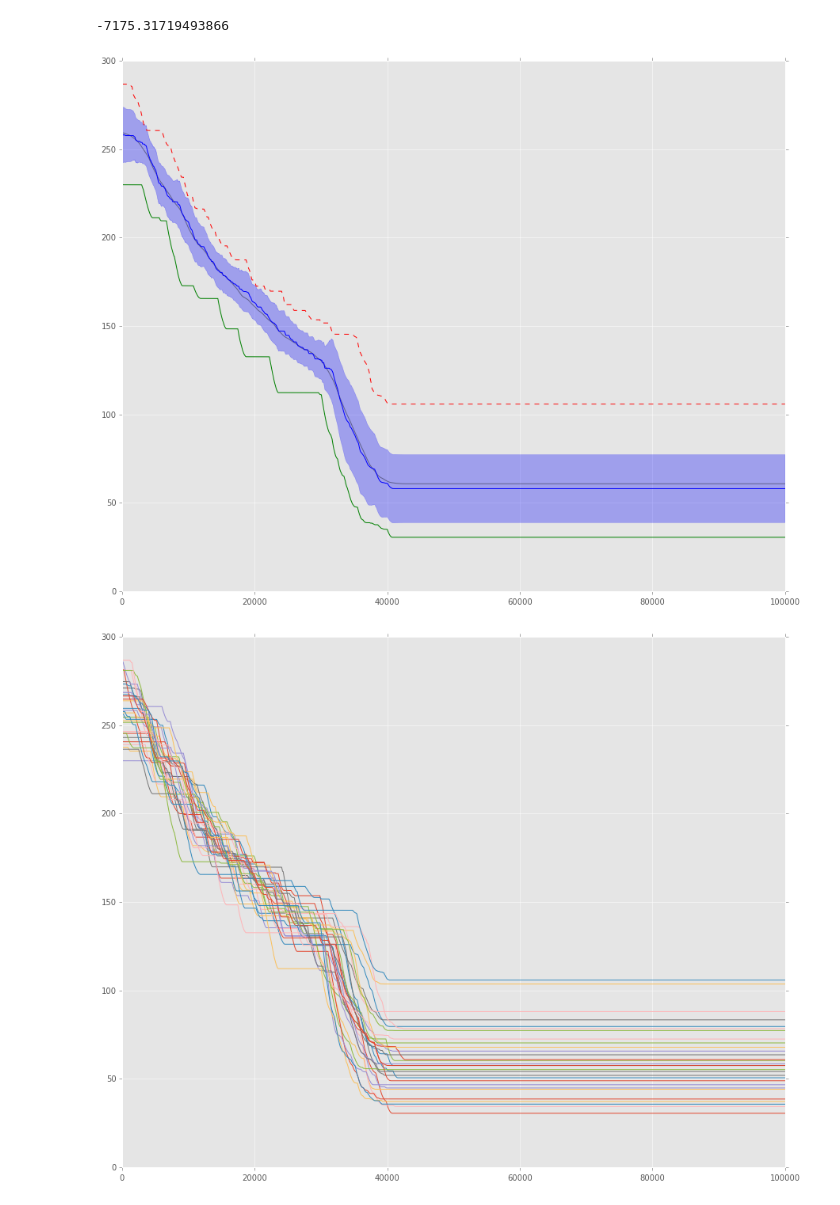
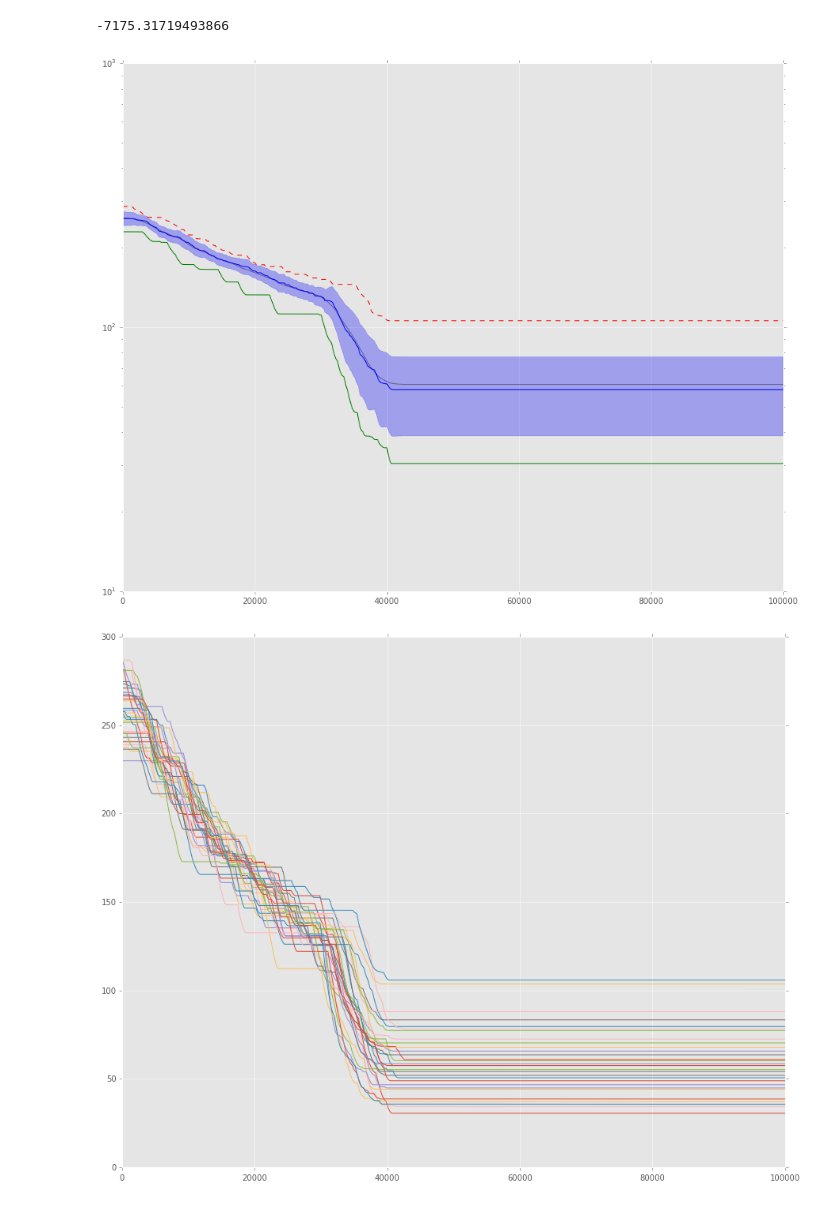
Before and after one commit to Yagwar/CompEvol, a Jupyter notebook: PSO.ipynb, the cells around one changed output. Drawn from its saved outputs; the diff is of its cells as text; code cells hidden in the pictures.

```diff
--- a/PSO.ipynb
+++ b/PSO.ipynb
@@ -138,32 +138,33 @@ PSO_exec_time
 # %%
 data=np.loadtxt("Results_1/PSO.csv")
 best=[]
 worst=[]
 mean=[]
 median=[]
 std_median=[]
 
 for iterac in data:
     best.append(min(iterac))
     worst.append(max(iterac))
     mean.append(np.mean(iterac))
     median.append(np.median(iterac))
     std_median.append(np.sqrt(sum([(fit-np.median(iterac))**2 for fit in iterac])/len(iterac)))
 
 plt.figure(figsize=(15,12))
 plt.plot(best, "g")
 plt.plot(worst, "r--")
 plt.plot(mean, "k", alpha=0.4)
 plt.plot(median,"b")
 plt.fill_between(xrange(len(np.array(median))),
                  np.array(median)+np.array(std_median),
                  np.array(median)-np.array(std_median),
                  alpha=0.3,
                  color="b")
-plt.savefig("PSO.pdf")
+plt.yscale("log")
+#plt.savefig("PSO.pdf")
 plt.show()
 # %% [output]
-[figure, old version]
+[figure, new version]
 # %%
 plt.figure(figsize=(15,12))
 [plt.plot(dat) for dat in data.T]
```
Also changed, not shown: 5 other files.
